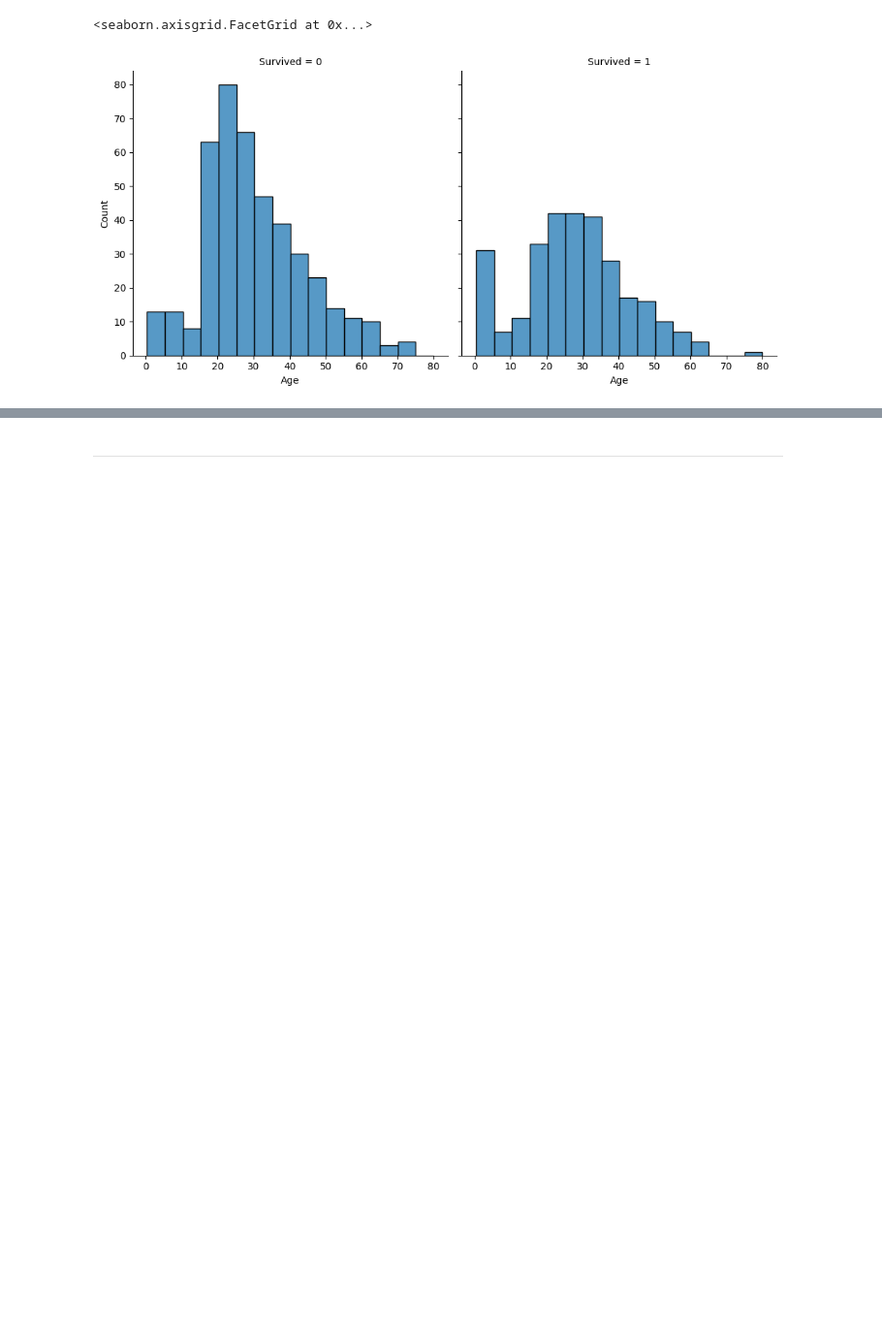
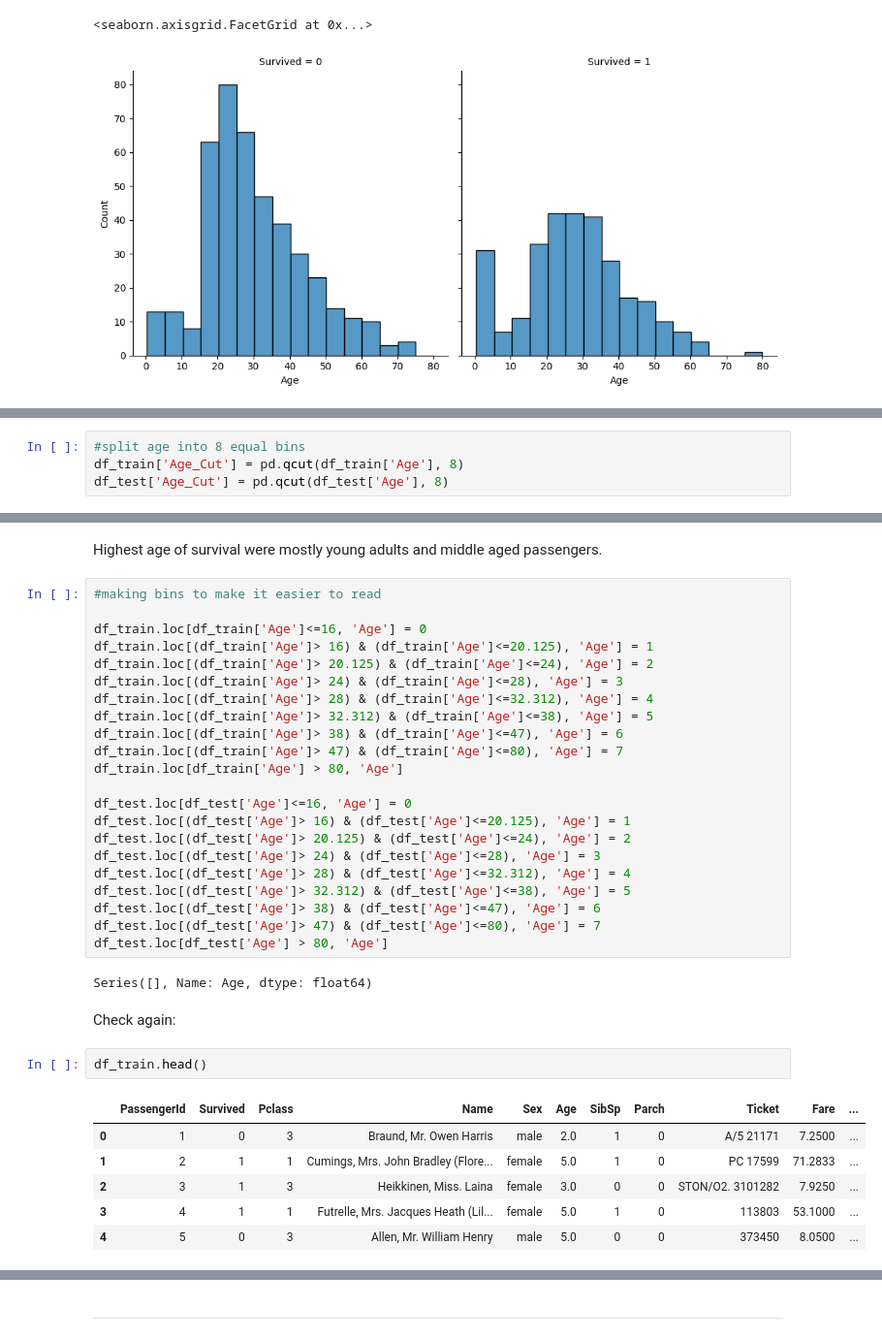
Before and after one commit to farahyakoubi-vives/ML_Assignment, a Jupyter notebook: Farah_Yakoubi.ipynb, the cells around one changed output, grey strips where cells are left out. Shown at 97% size. Drawn from its saved outputs; the diff is of its cells as text; blank space fills up the shorter version.

```diff
--- a/Farah_Yakoubi.ipynb
+++ b/Farah_Yakoubi.ipynb
@@ -326,0 +350,4 @@ Note: that people between 20 and 30 had the highest rates of not surviving the d
+# %%
+#split age into 8 equal bins
+df_train['Age_Cut'] = pd.qcut(df_train['Age'], 8)
+df_test['Age_Cut'] = pd.qcut(df_test['Age'], 8)
@@ -326,0 +366,37 @@ Note: that people between 20 and 30 had the highest rates of not surviving the d
+# %% [markdown]
+Highest age of survival were mostly young adults and middle aged passengers.
+# %%
+#making bins to make it easier to read
+
+df_train.loc[df_train['Age']<=16, 'Age'] = 0
+df_train.loc[(df_train['Age']> 16) & (df_train['Age']<=20.125), 'Age'] = 1
+df_train.loc[(df_train['Age']> 20.125) & (df_train['Age']<=24), 'Age'] = 2
+df_train.loc[(df_train['Age']> 24) & (df_train['Age']<=28), 'Age'] = 3
+df_train.loc[(df_train['Age']> 28) & (df_train['Age']<=32.312), 'Age'] = 4
+df_train.loc[(df_train['Age']> 32.312) & (df_train['Age']<=38), 'Age'] = 5
+df_train.loc[(df_train['Age']> 38) & (df_train['Age']<=47), 'Age'] = 6
+df_train.loc[(df_train['Age']> 47) & (df_train['Age']<=80), 'Age'] = 7
+df_train.loc[df_train['Age'] > 80, 'Age']
+
+df_test.loc[df_test['Age']<=16, 'Age'] = 0
+df_test.loc[(df_test['Age']> 16) & (df_test['Age']<=20.125), 'Age'] = 1
+df_test.loc[(df_test['Age']> 20.125) & (df_test['Age']<=24), 'Age'] = 2
+df_test.loc[(df_test['Age']> 24) & (df_test['Age']<=28), 'Age'] = 3
+df_test.loc[(df_test['Age']> 28) & (df_test['Age']<=32.312), 'Age'] = 4
+df_test.loc[(df_test['Age']> 32.312) & (df_test['Age']<=38), 'Age'] = 5
+df_test.loc[(df_test['Age']> 38) & (df_test['Age']<=47), 'Age'] = 6
+df_test.loc[(df_test['Age']> 47) & (df_test['Age']<=80), 'Age'] = 7
+df_test.loc[df_test['Age'] > 80, 'Age']
+# %% [output]
+Series([], Name: Age, dtype: float64)
+# %% [markdown]
+Check again:
+# %%
+df_train.head()
+# %% [output]
+|  | PassengerId | Survived | Pclass | Name | Sex | Age | SibSp | Parch | Ticket | Fare | ... |
+| 0 | 1 | 0 | 3 | Braund, Mr. Owen Harris | male | 2.0 | 1 | 0 | A/5 21171 | 7.2500 | ... |
+| 1 | 2 | 1 | 1 | Cumings, Mrs. John Bradley (Flore... | female | 5.0 | 1 | 0 | PC 17599 | 71.2833 | ... |
+| 2 | 3 | 1 | 3 | Heikkinen, Miss. Laina | female | 3.0 | 0 | 0 | STON/O2. 3101282 | 7.9250 | ... |
+| 3 | 4 | 1 | 1 | Futrelle, Mrs. Jacques Heath (Lil... | female | 5.0 | 1 | 0 | 113803 | 53.1000 | ... |
+| 4 | 5 | 0 | 3 | Allen, Mr. William Henry | male | 5.0 | 0 | 0 | 373450 | 8.0500 | ... |
```
Also changed, not shown: parts of 13 cells of this notebook.
